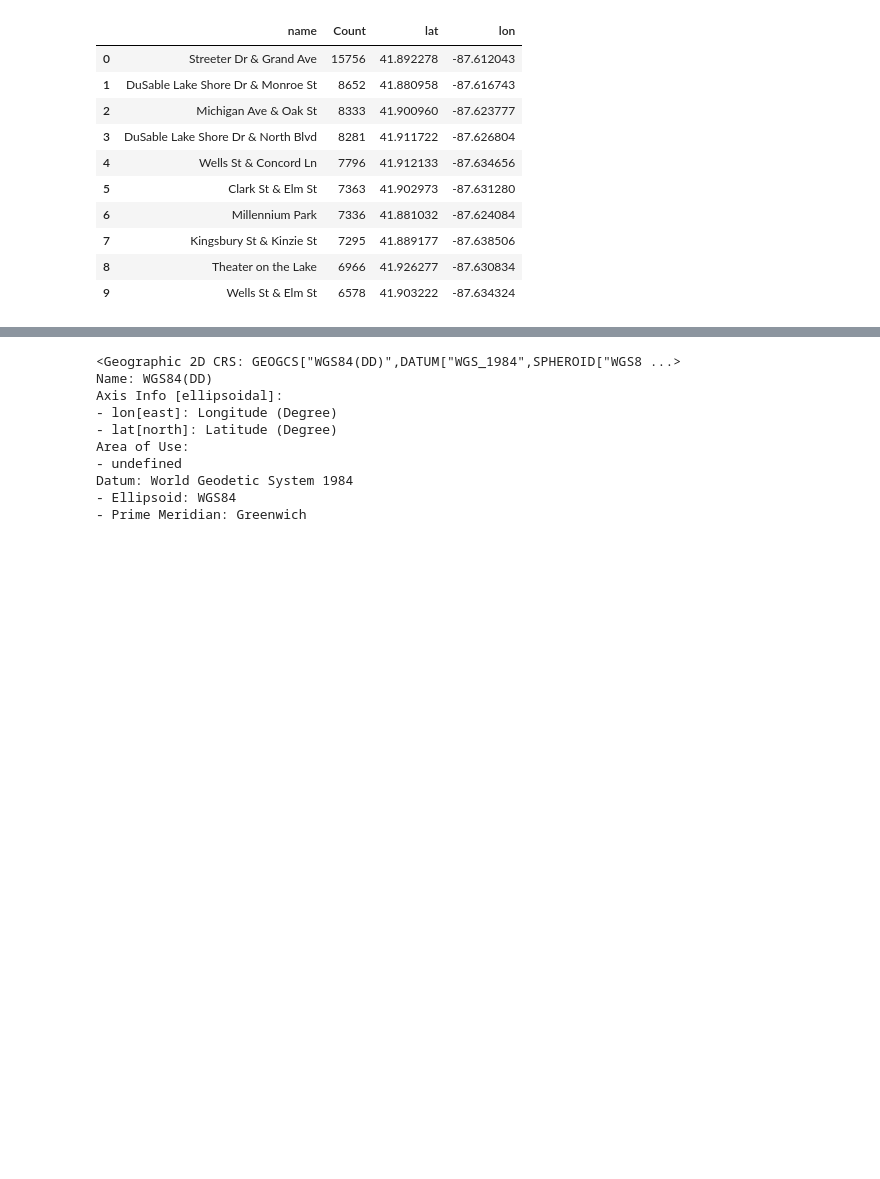
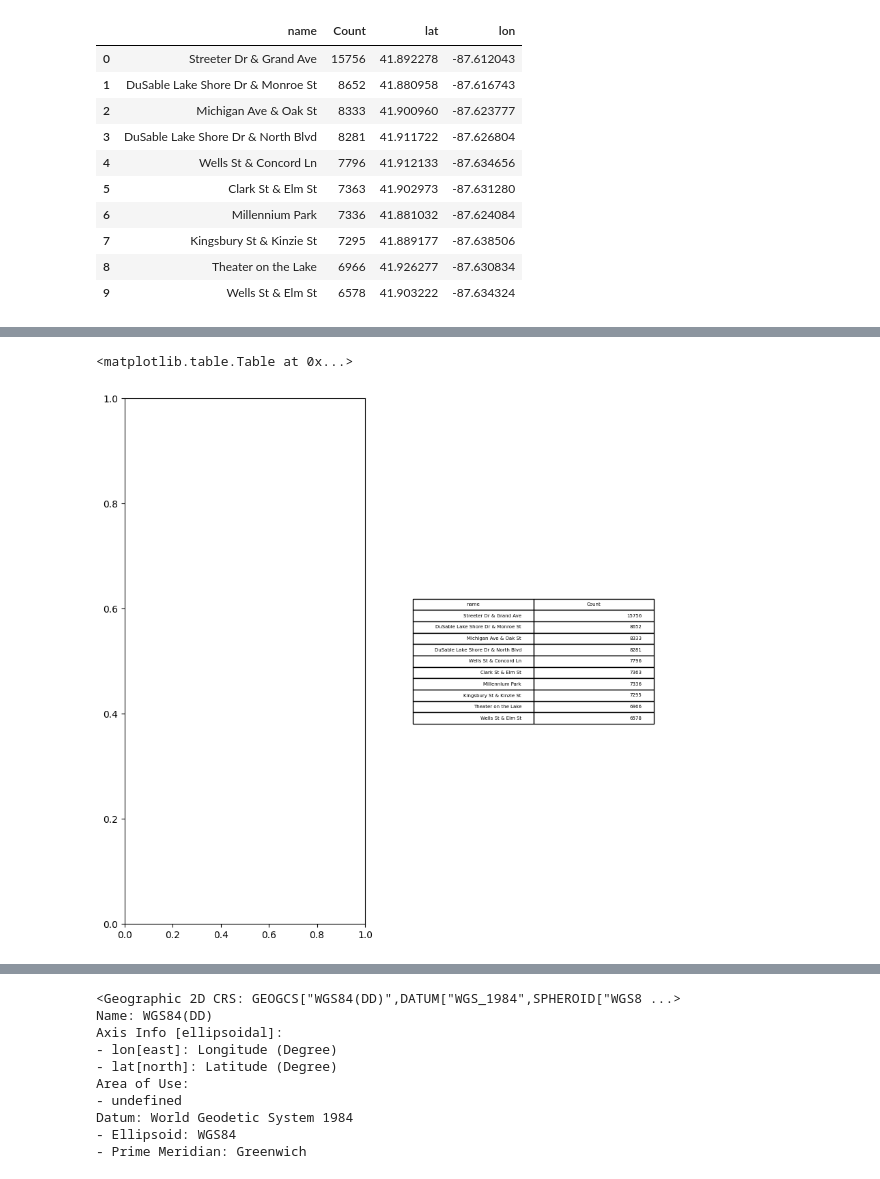
Before and after one commit to andyguo0228/bike_share_python, a Jupyter notebook: side_book.ipynb, the cells around one changed output, grey strips where cells are left out. Cells and saved outputs as stored; diff of their text form; code cells hidden in the pictures; blank space fills up the shorter version.

```diff
--- a/side_book.ipynb
+++ b/side_book.ipynb
@@ -82,7 +87,7 @@ gdf.set_crs(epsg=4326, inplace=True)
 | 8 | Theater on the Lake | 6966 | 41.926277 | -87.630834 | POINT (-87.63083 41.92628) |
 | 9 | Wells St & Elm St | 6578 | 41.903222 | -87.634324 | POINT (-87.63432 41.90322) |
 # %%
-df = pd.read_csv('sample.csv', usecols=['start_station_name'])
+df = pd.read_csv('sample.csv', usecols=['start_station_name', 'start_lat', 'start_lng', 'member_casual'])
 df.info()
 # %% [output]
 <class 'pandas.core.frame.DataFrame'>
@@ -106,4 +142,4 @@ df.head(5)
 | 3 | Michigan Ave & Washington St |
 | 4 | Loomis St & Jackson Blvd |
 # %%
-top = df.groupby('name')['name'].agg(Count='count').sort_values(by='Count', ascending=False).head(10)
+top = df.groupby('name')['name'].agg(Count='count').sort_values(by='Count', ascending=False).head(10).reset_index()
@@ -159,0 +229,8 @@ cx.add_basemap(ax, crs=gdf.crs.to_string(), source=cx.providers.CartoDB.Voyager)
+# %%
+fig, (ax1, ax2) = plt.subplots(1, 2, figsize=(10, 10))
+
+ax2.axis('off')
+ax2.table(cellText=df2[['name', 'Count']].values, colLabels=['name', 'Count'], loc='center')
+# %% [output]
+<matplotlib.table.Table at 0x...>
+[figure, added]
```
Also changed, not shown: parts of 16 cells of this notebook.
